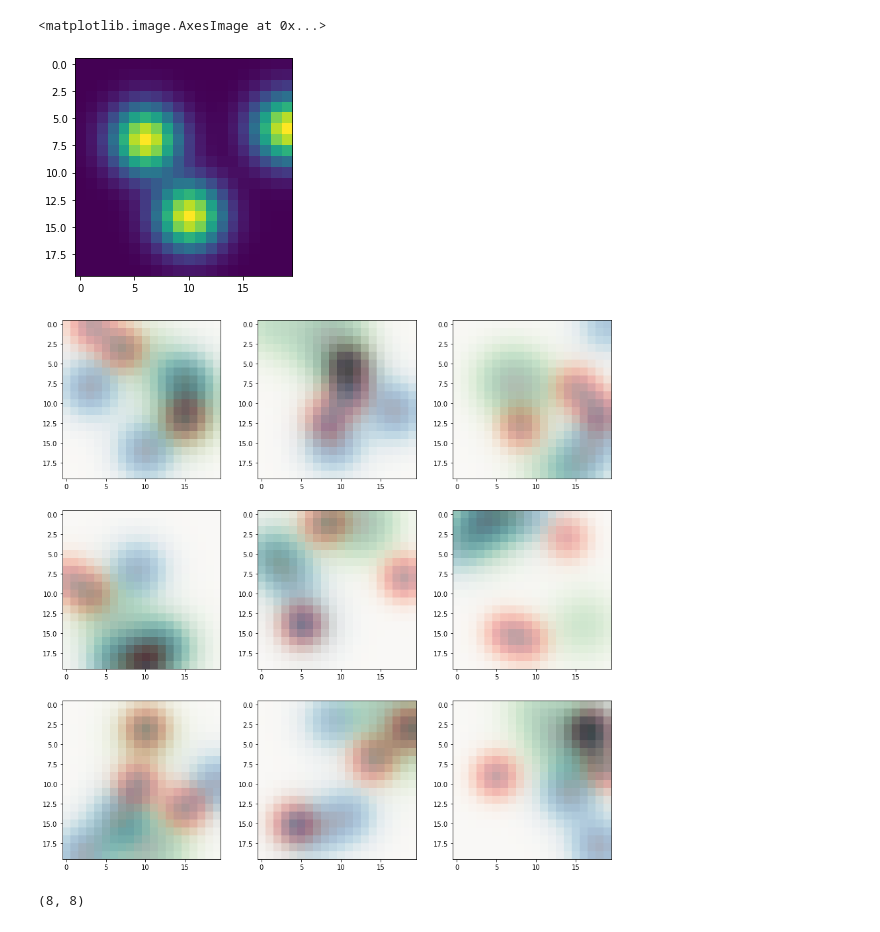
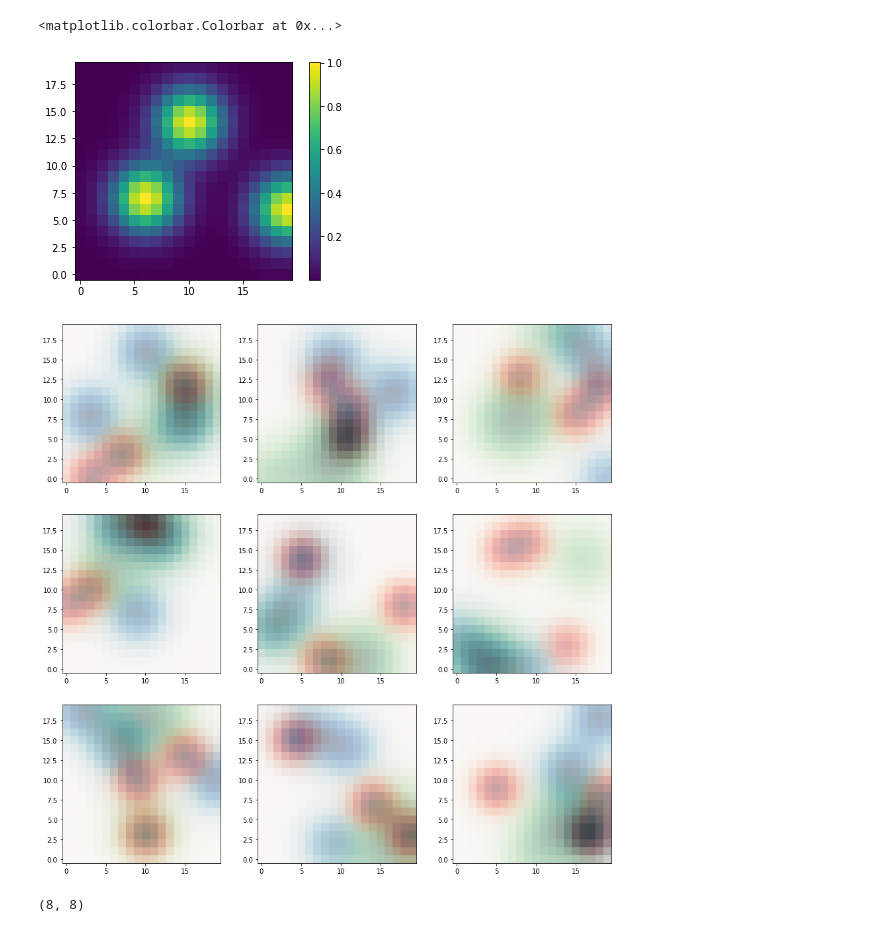
Before and after one commit to chajath/polsim1, a Jupyter notebook: polsim1.ipynb, the cells around one changed output. Drawn from its saved outputs; the diff is of its cells as text; code cells hidden in the pictures.

```diff
--- a/polsim1.ipynb
+++ b/polsim1.ipynb
@@ -13,10 +13,11 @@ for y in range(20):
 # %%
 import matplotlib.pyplot as plt
 # %%
-plt.imshow(A)
+plt.imshow(A, origin='lower')
+plt.colorbar()
 # %% [output]
-<matplotlib.image.AxesImage at 0x...>
+<matplotlib.colorbar.Colorbar at 0x...>
-[figure, old version]
+[figure, new version]
 # %%
 MAP_DIM=20
 # %%
@@ -32,13 +33,13 @@ def gen_latent_2d(num_centers=3, sigma=9, seed=42):
 f, axarr = plt.subplots(3,3, figsize=(15,15))
 
 for x in range(9):
-  axarr[np.unravel_index(x, (3,3))].imshow(gen_latent_2d(sigma=9, seed=x), cmap=plt.cm.Reds)
-  axarr[np.unravel_index(x, (3,3))].imshow(gen_latent_2d(sigma=16, seed=100+x), alpha=0.5, cmap=plt.cm.Blues)
-  axarr[np.unravel_index(x, (3,3))].imshow(gen_latent_2d(sigma=25, seed=200+x), alpha=0.3, cmap=plt.cm.Greens)
+  axarr[np.unravel_index(x, (3,3))].imshow(gen_latent_2d(sigma=9, seed=x), cmap=plt.cm.Reds, origin='lower')
+  axarr[np.unravel_index(x, (3,3))].imshow(gen_latent_2d(sigma=16, seed=100+x), alpha=0.5, cmap=plt.cm.Blues, origin='lower')
+  axarr[np.unravel_index(x, (3,3))].imshow(gen_latent_2d(sigma=25, seed=200+x), alpha=0.3, cmap=plt.cm.Greens, origin='lower')
 
 plt.show()
 # %% [output]
-[figure, old version]
+[figure, new version]
 # %%
 A,B,C = gen_latent_2d(sigma=9, seed=0), gen_latent_2d(sigma=16, seed=100), gen_latent_2d(sigma=25, seed=200)
 # %%
```
Also changed, not shown: parts of 85 cells of this notebook, 13 other files.
